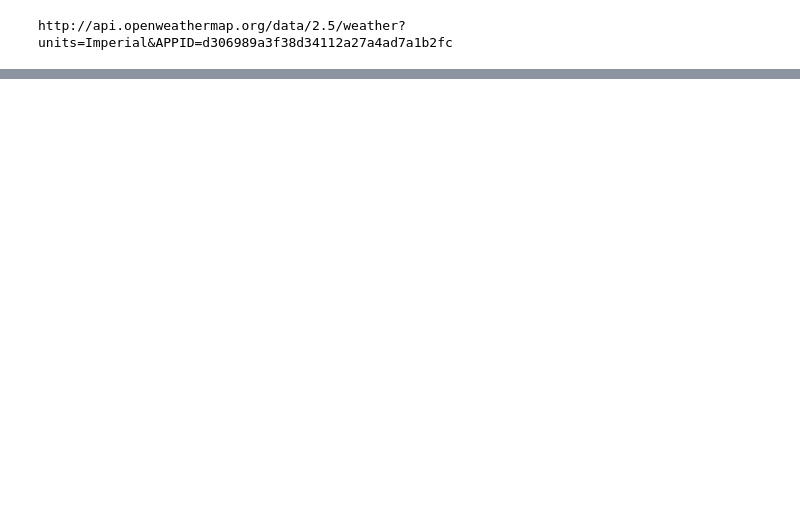
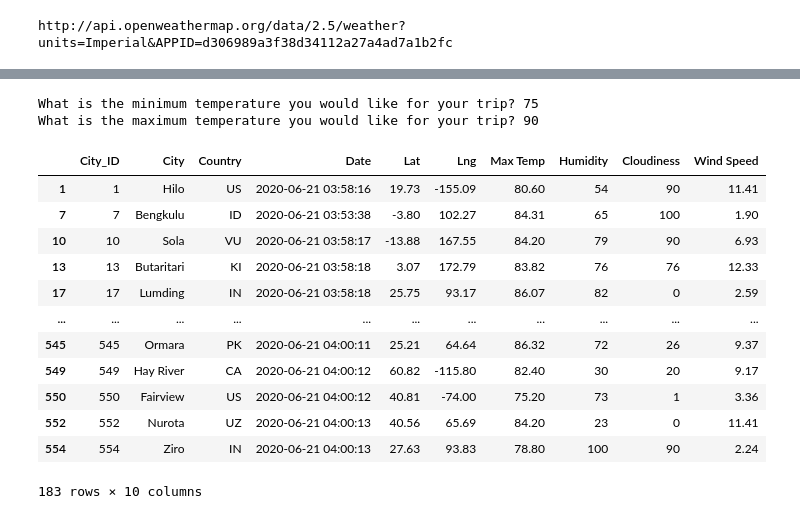
Before and after one commit to boluo95128/World_Weather_Analysis, a Jupyter notebook: WeatherPy.ipynb, the cells around one changed output, grey strips where cells are left out. Cells and saved outputs as stored; diff of their text form; code cells hidden in the pictures; blank space fills up the shorter version.

```diff
--- a/WeatherPy.ipynb
+++ b/WeatherPy.ipynb
@@ -362,0 +461,25 @@ plot_linear_regression(x_values, y_values,
+# %%
+# Ask the customer to add a minimum and maximum temperature value.
+min_temp = float(input("What is the minimum temperature you would like for your trip? "))
+max_temp = float(input("What is the maximum temperature you would like for your trip? "))
+# %% [output]
+What is the minimum temperature you would like for your trip? 75
+What is the maximum temperature you would like for your trip? 90
+# %%
+# Filter the dataset to find the cities that fit the criteria.
+preferred_cities_df = city_data_df.loc[(city_data_df["Max Temp"] <= max_temp) & (city_data_df["Max Temp"] >= min_temp)]
+preferred_cities_df
+# %% [output]
+|  | City_ID | City | Country | Date | Lat | Lng | Max Temp | Humidity | Cloudiness | Wind Speed |
+| 1 | 1 | Hilo | US | 2020-06-21 03:58:16 | 19.73 | -155.09 | 80.60 | 54 | 90 | 11.41 |
+| 7 | 7 | Bengkulu | ID | 2020-06-21 03:53:38 | -3.80 | 102.27 | 84.31 | 65 | 100 | 1.90 |
+| 10 | 10 | Sola | VU | 2020-06-21 03:58:17 | -13.88 | 167.55 | 84.20 | 79 | 90 | 6.93 |
+| 13 | 13 | Butaritari | KI | 2020-06-21 03:58:18 | 3.07 | 172.79 | 83.82 | 76 | 76 | 12.33 |
+| 17 | 17 | Lumding | IN | 2020-06-21 03:58:18 | 25.75 | 93.17 | 86.07 | 82 | 0 | 2.59 |
+| ... | ... | ... | ... | ... | ... | ... | ... | ... | ... | ... |
+| 545 | 545 | Ormara | PK | 2020-06-21 04:00:11 | 25.21 | 64.64 | 86.32 | 72 | 26 | 9.37 |
+| 549 | 549 | Hay River | CA | 2020-06-21 04:00:12 | 60.82 | -115.80 | 82.40 | 30 | 20 | 9.17 |
+| 550 | 550 | Fairview | US | 2020-06-21 04:00:12 | 40.81 | -74.00 | 75.20 | 73 | 1 | 3.36 |
+| 552 | 552 | Nurota | UZ | 2020-06-21 04:00:13 | 40.56 | 65.69 | 84.20 | 23 | 0 | 11.41 |
+| 554 | 554 | Ziro | IN | 2020-06-21 04:00:13 | 27.63 | 93.83 | 78.80 | 100 | 90 | 2.24 |
+183 rows × 10 columns
```
Also changed, not shown: parts of 34 cells of this notebook.
